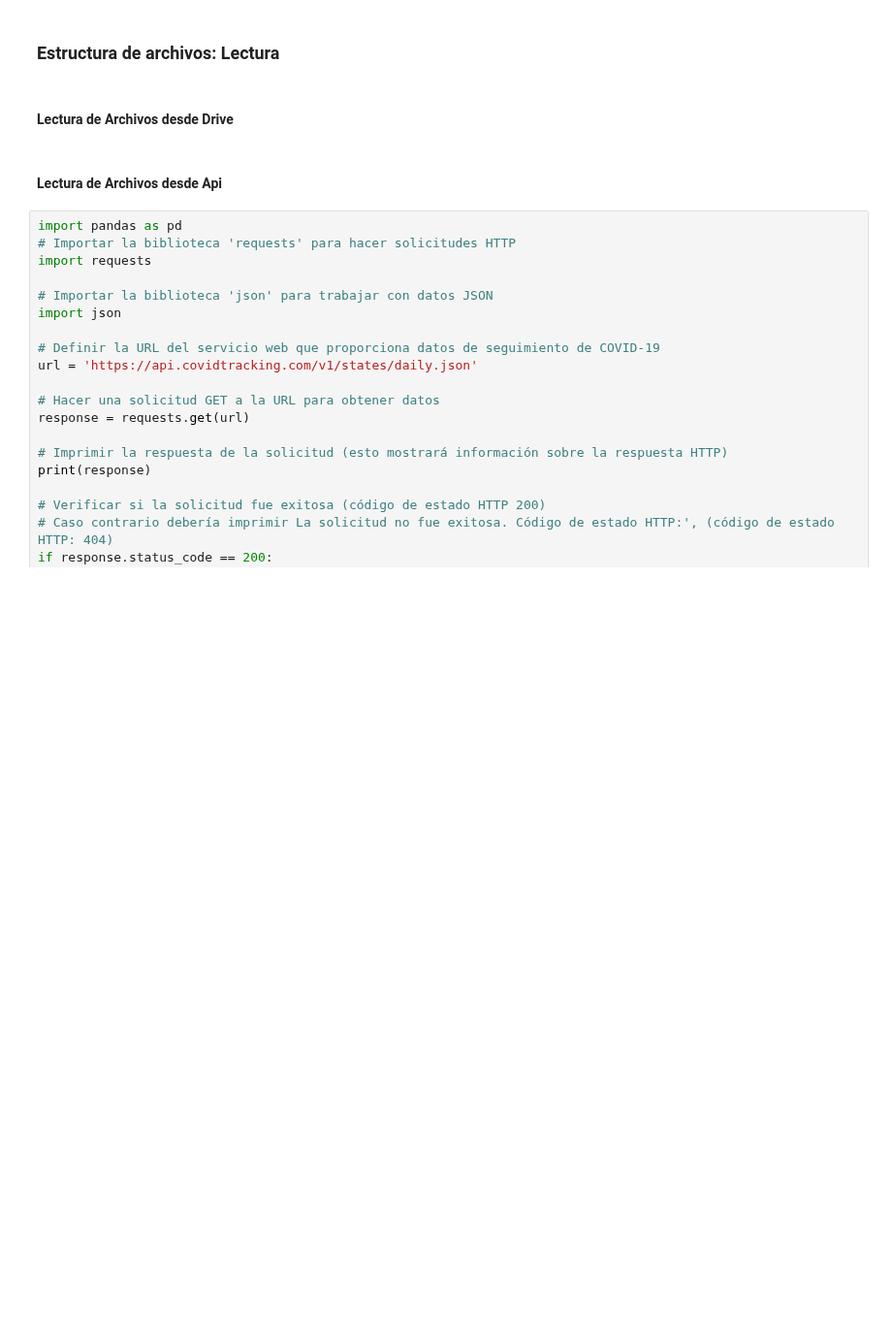
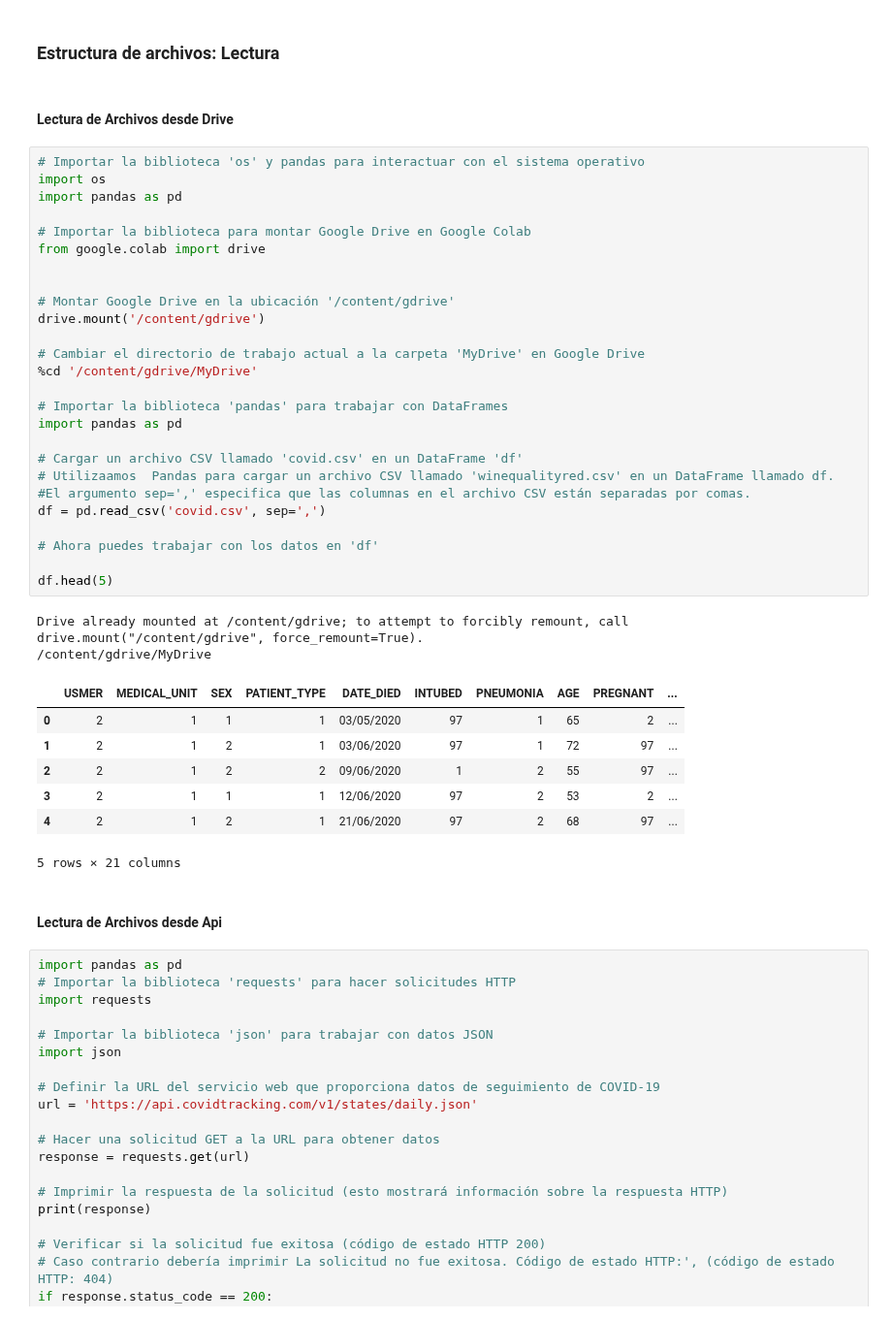
Before and after one commit to NicolasCaminos/Python, a Jupyter notebook: Data_Science_Tutorials/Python.ipynb, the cells around one changed output. Shown at 97% size. Drawn from its saved outputs; the diff is of its cells as text; blank space fills up the shorter version.

```diff
--- a/Data_Science_Tutorials/Python.ipynb
+++ b/Data_Science_Tutorials/Python.ipynb
@@ -1746,6 +1746,42 @@ Por simplicidad trabajaremos solo con archivos de texto. A su vez, los archivos
 ### Estructura de archivos: Lectura
 # %% [markdown]
 #### Lectura de Archivos desde Drive
+# %%
+# Importar la biblioteca 'os' y pandas para interactuar con el sistema operativo
+import os
+import pandas as pd
+
+# Importar la biblioteca para montar Google Drive en Google Colab
+from google.colab import drive
+
+
+# Montar Google Drive en la ubicación '/content/gdrive'
+drive.mount('/content/gdrive')
+
+# Cambiar el directorio de trabajo actual a la carpeta 'MyDrive' en Google Drive
+%cd '/content/gdrive/MyDrive'
+
+# Importar la biblioteca 'pandas' para trabajar con DataFrames
+import pandas as pd
+
+# Cargar un archivo CSV llamado 'covid.csv' en un DataFrame 'df'
+# Utilizaamos  Pandas para cargar un archivo CSV llamado 'winequalityred.csv' en un DataFrame llamado df.
+#El argumento sep=',' especifica que las columnas en el archivo CSV están separadas por comas.
+df = pd.read_csv('covid.csv', sep=',')
+
+# Ahora puedes trabajar con los datos en 'df'
+
+df.head(5)
+# %% [output]
+Drive already mounted at /content/gdrive; to attempt to forcibly remount, call drive.mount("/content/gdrive", force_remount=True).
+/content/gdrive/MyDrive
+|  | USMER | MEDICAL_UNIT | SEX | PATIENT_TYPE | DATE_DIED | INTUBED | PNEUMONIA | AGE | PREGNANT | ... |
+| 0 | 2 | 1 | 1 | 1 | 03/05/2020 | 97 | 1 | 65 | 2 | ... |
+| 1 | 2 | 1 | 2 | 1 | 03/06/2020 | 97 | 1 | 72 | 97 | ... |
+| 2 | 2 | 1 | 2 | 2 | 09/06/2020 | 1 | 2 | 55 | 97 | ... |
+| 3 | 2 | 1 | 1 | 1 | 12/06/2020 | 97 | 2 | 53 | 2 | ... |
+| 4 | 2 | 1 | 2 | 1 | 21/06/2020 | 97 | 2 | 68 | 97 | ... |
+5 rows × 21 columns
 # %% [markdown]
 #### Lectura de Archivos desde Api
 # %%
```
Also changed, not shown: 1 other file.
